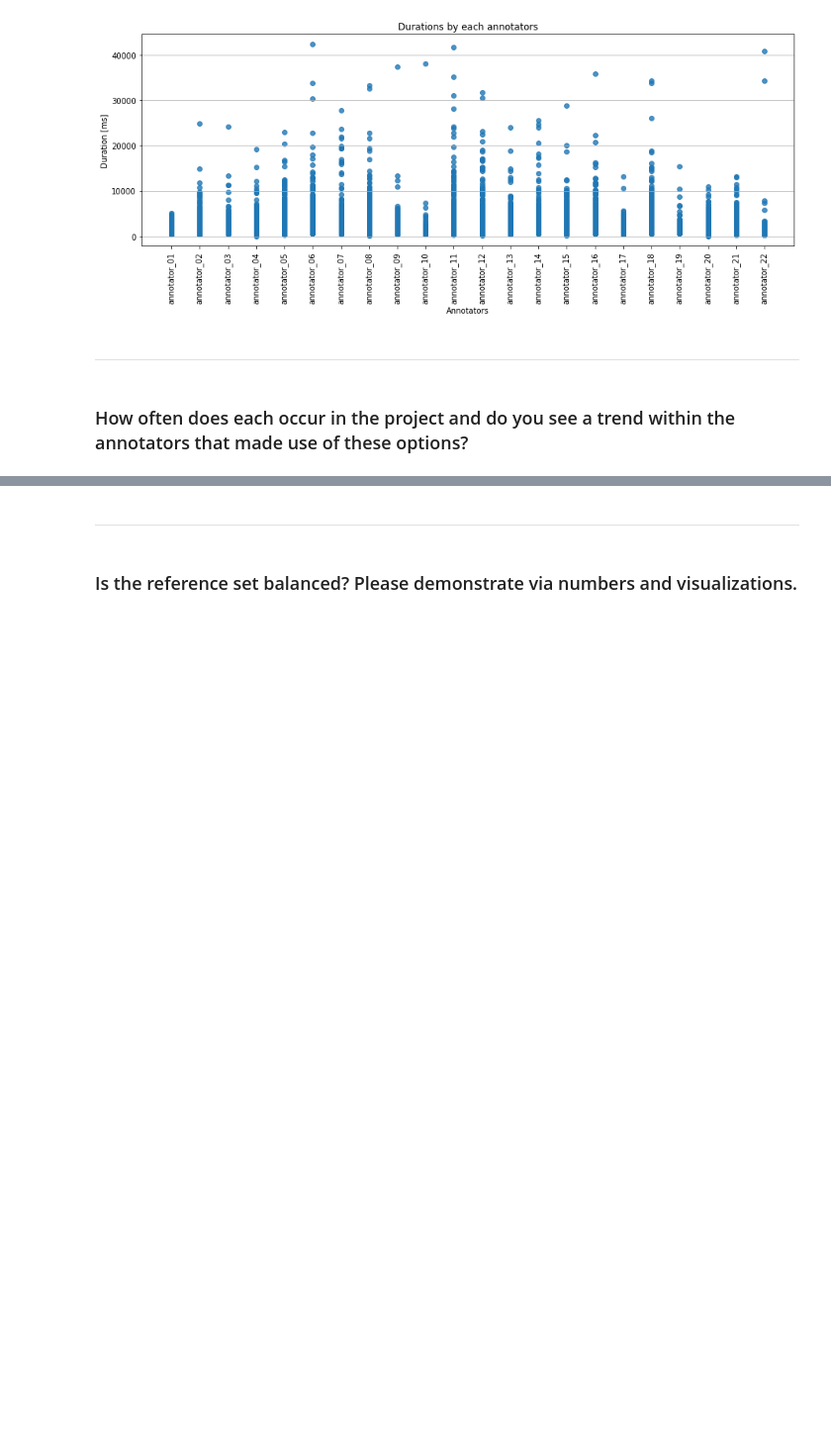
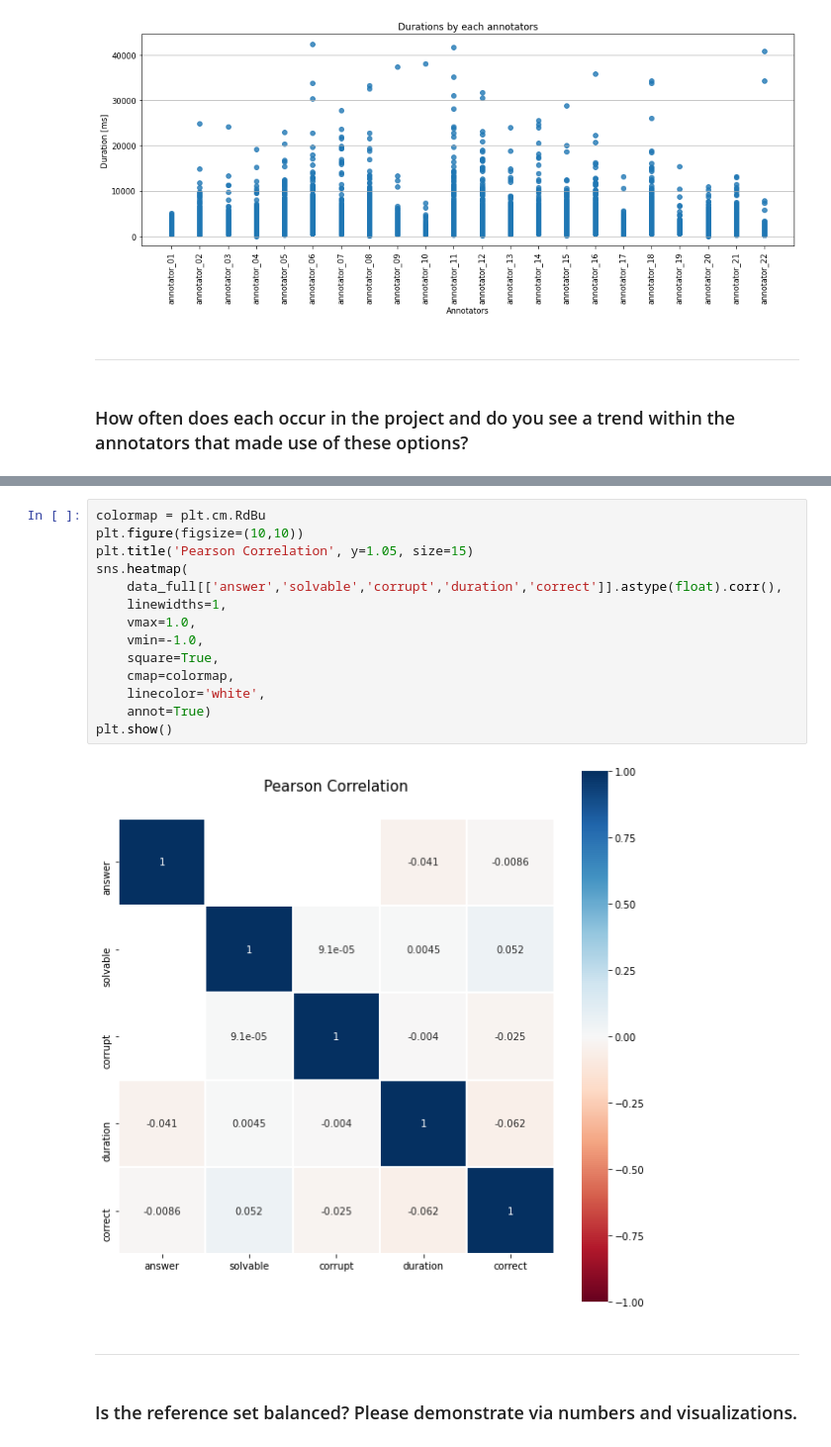
Before and after one commit to msm216/bicycle-annotator, a Jupyter notebook: bicycle_annotation.ipynb, the cells around one changed output, grey strips where cells are left out. Shown: that part at 99% size. Saved outputs shown, nothing was run; the diff lists cells and outputs as text; blank space fills up the shorter version.

```diff
--- a/bicycle_annotation.ipynb
+++ b/bicycle_annotation.ipynb
@@ -533,3 +558,19 @@ df_nan
+# %%
+colormap = plt.cm.RdBu
+plt.figure(figsize=(10,10))
+plt.title('Pearson Correlation', y=1.05, size=15)
+sns.heatmap(
+    data_full[['answer','solvable','corrupt','duration','correct']].astype(float).corr(),
+    linewidths=1,
+    vmax=1.0,
+    vmin=-1.0,
+    square=True,
+    cmap=colormap,
+    linecolor='white',
+    annot=True)
+plt.show()
+# %% [output]
+[figure, added]
 # %% [markdown]
 ************************
 # %% [markdown]
```
Also changed, not shown: parts of 43 cells of this notebook, 2 other files.
